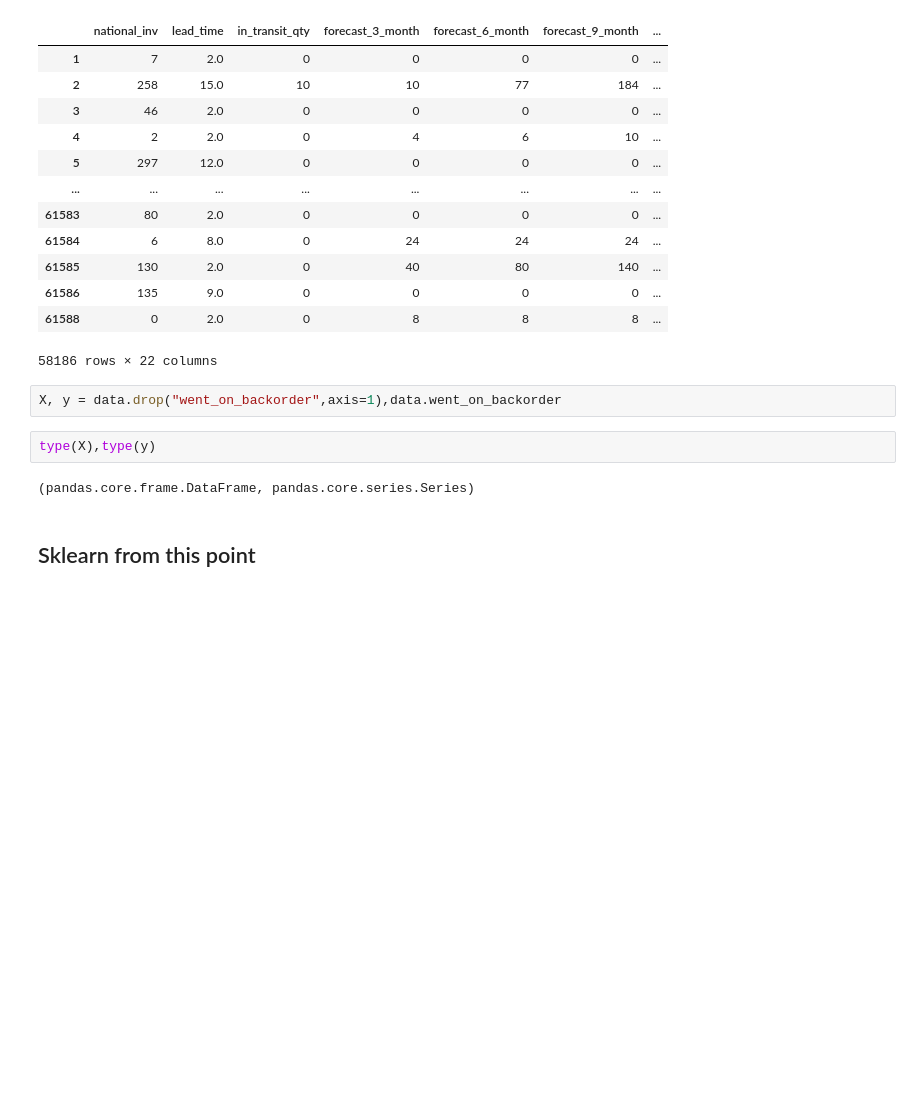
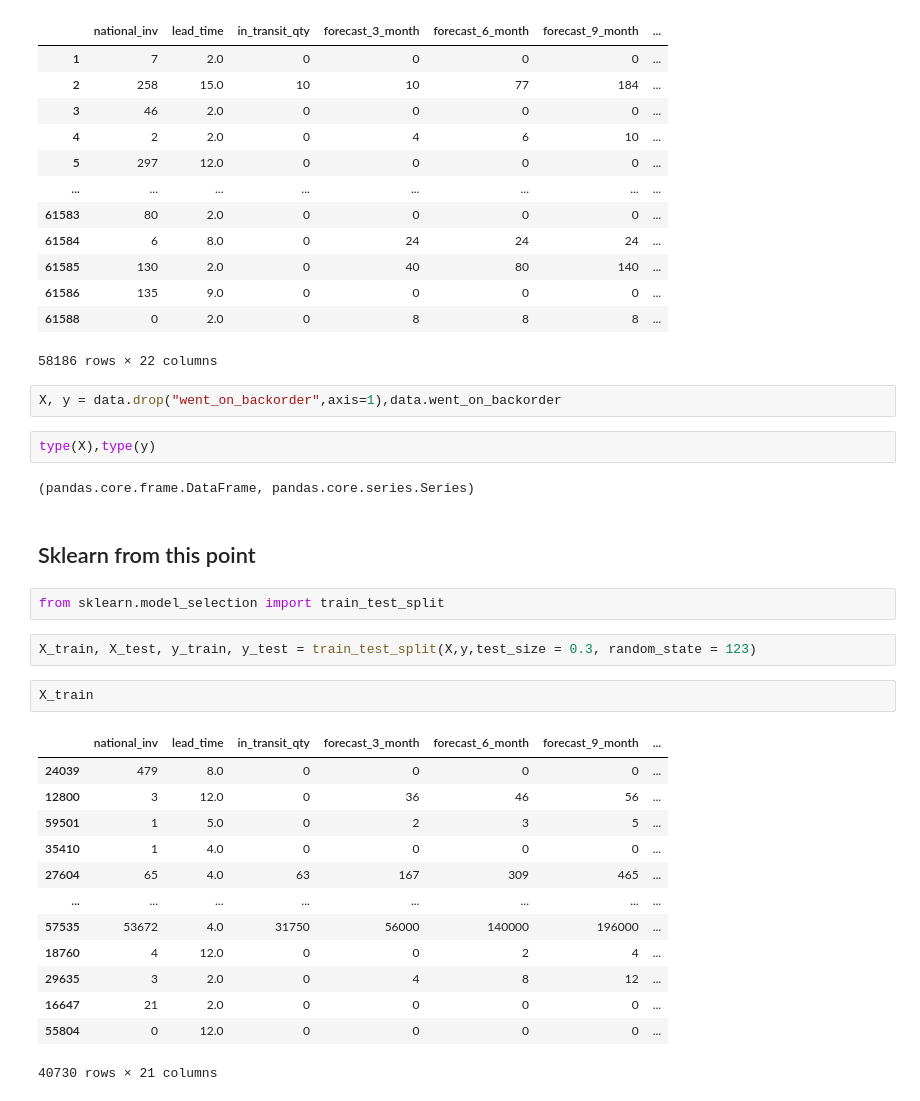
Before and after one commit to shariff94/DescionTrees, a Jupyter notebook: DecionModel-1.ipynb, the cells around one changed output. Drawn from its saved outputs; the diff is of its cells as text; blank space fills up the shorter version.

```diff
--- a/DecionModel-1.ipynb
+++ b/DecionModel-1.ipynb
@@ -281,3 +281,23 @@ type(X),type(y)
 (pandas.core.frame.DataFrame, pandas.core.series.Series)
 # %% [markdown]
 ## Sklearn from this point
+# %%
+from sklearn.model_selection import train_test_split
+# %%
+X_train, X_test, y_train, y_test = train_test_split(X,y,test_size = 0.3, random_state = 123)
+# %%
+X_train
+# %% [output]
+|  | national_inv | lead_time | in_transit_qty | forecast_3_month | forecast_6_month | forecast_9_month | ... |
+| 24039 | 479 | 8.0 | 0 | 0 | 0 | 0 | ... |
+| 12800 | 3 | 12.0 | 0 | 36 | 46 | 56 | ... |
+| 59501 | 1 | 5.0 | 0 | 2 | 3 | 5 | ... |
+| 35410 | 1 | 4.0 | 0 | 0 | 0 | 0 | ... |
+| 27604 | 65 | 4.0 | 63 | 167 | 309 | 465 | ... |
+| ... | ... | ... | ... | ... | ... | ... | ... |
+| 57535 | 53672 | 4.0 | 31750 | 56000 | 140000 | 196000 | ... |
+| 18760 | 4 | 12.0 | 0 | 0 | 2 | 4 | ... |
+| 29635 | 3 | 2.0 | 0 | 4 | 8 | 12 | ... |
+| 16647 | 21 | 2.0 | 0 | 0 | 0 | 0 | ... |
+| 55804 | 0 | 12.0 | 0 | 0 | 0 | 0 | ... |
+40730 rows × 21 columns
```
